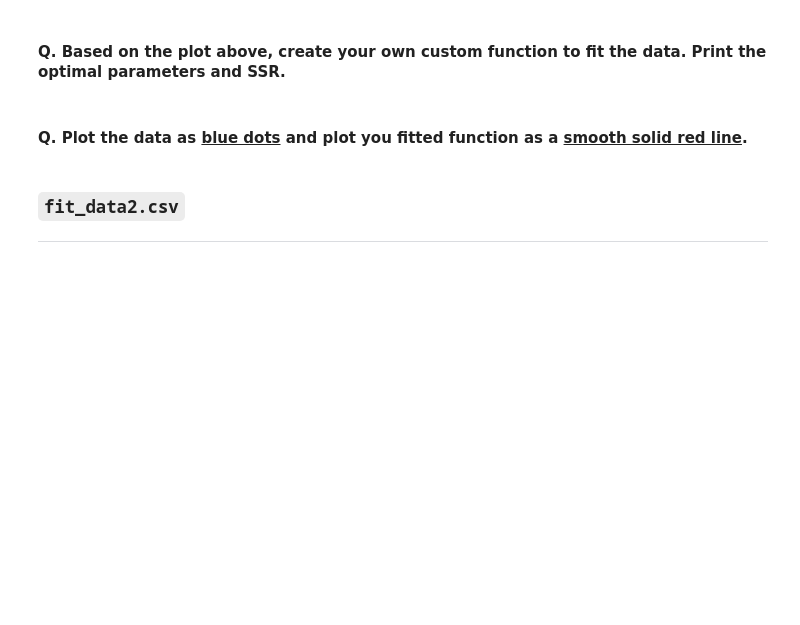
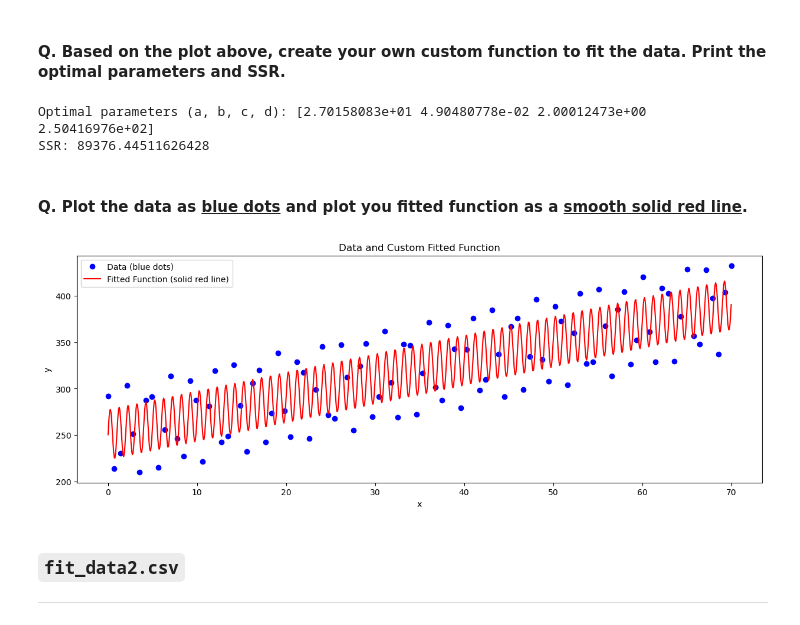
Before and after one commit to Brittany2028/ml-quiz, a Jupyter notebook: Take Home Quiz 1 - Curve Fitting.ipynb, the cells around one changed output. Saved outputs shown, nothing was run; the diff lists cells and outputs as text; code cells hidden in the pictures; blank space fills up the shorter version.

```diff
--- a/Take Home Quiz 1 - Curve Fitting.ipynb
+++ b/Take Home Quiz 1 - Curve Fitting.ipynb
@@ -172,2 +242,16 @@ For this sections, we will be using the following datasets: `fit_data1.csv`, `fi
+# %%
+def custom_fit_1(x, a, b, c, d):
+    return a * np.sin(2 * np.pi * x) + b * np.cos(x / np.pi) + c * x + d
+
+popt, pcov = curve_fit(custom_fit_1, x, y)
+
+print("Optimal parameters (a, b, c, d):", popt)
+
+y_pred = custom_fit_1(x, *popt)
+ssr = np.sum((y - y_pred)**2)
+print("SSR:", ssr)
+# %% [output]
+Optimal parameters (a, b, c, d): [2.70158083e+01 4.90480778e-02 2.00012473e+00 2.50416976e+02]
+SSR: 89376.44511626428
 # %% [markdown]
 #### Q. Plot the data as <u><b>blue dots</u></b> and plot you fitted function as a <b><u>smooth solid red line</u></b>.
@@ -176,3 +258,19 @@ For this sections, we will be using the following datasets: `fit_data1.csv`, `fi
+# %%
+x_smooth = np.linspace(x.min(), x.max(), 1000)
+
+y_smooth = custom_fit_1(x_smooth, *popt)
+
+plt.plot(x, y, 'bo', label='Data (blue dots)')
+
+plt.plot(x_smooth, y_smooth, 'r-', label='Fitted Function (solid red line)')
+
+plt.title('Data and Custom Fitted Function')
+plt.xlabel('x')
+plt.ylabel('y')
+plt.legend()
+plt.show()
+# %% [output]
+[figure, added]
 # %% [markdown]
 ### `fit_data2.csv`
 
```
Also changed, not shown: parts of 17 cells of this notebook.
